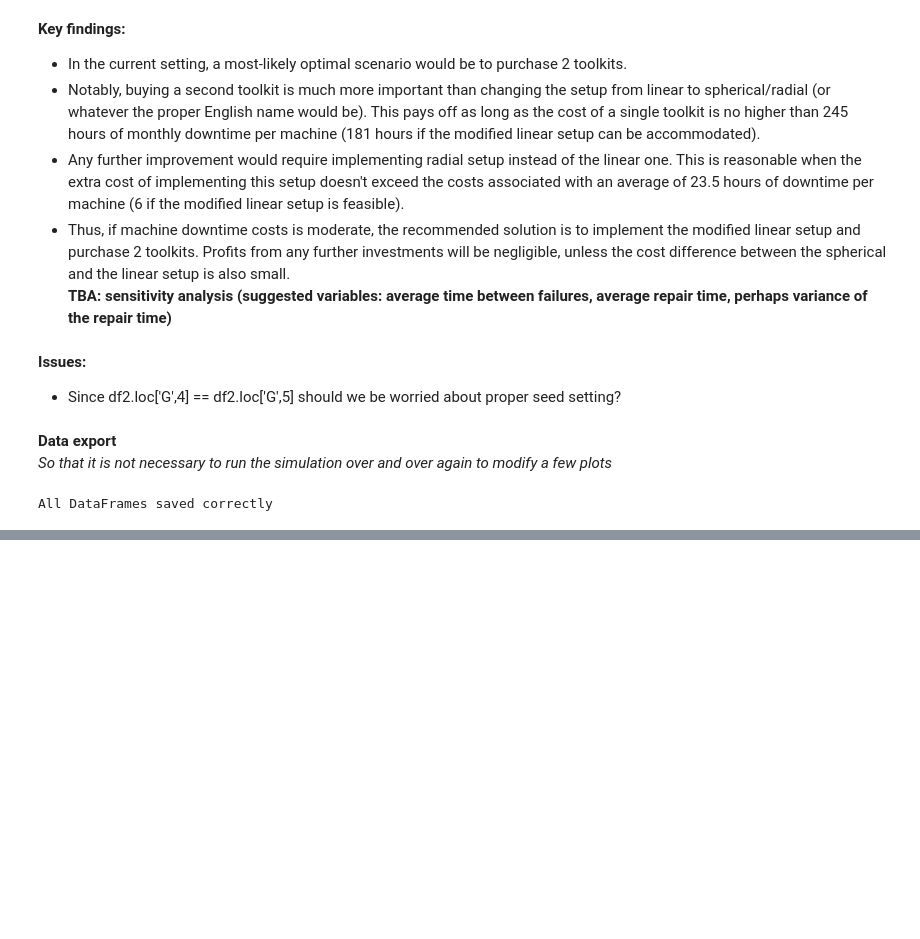
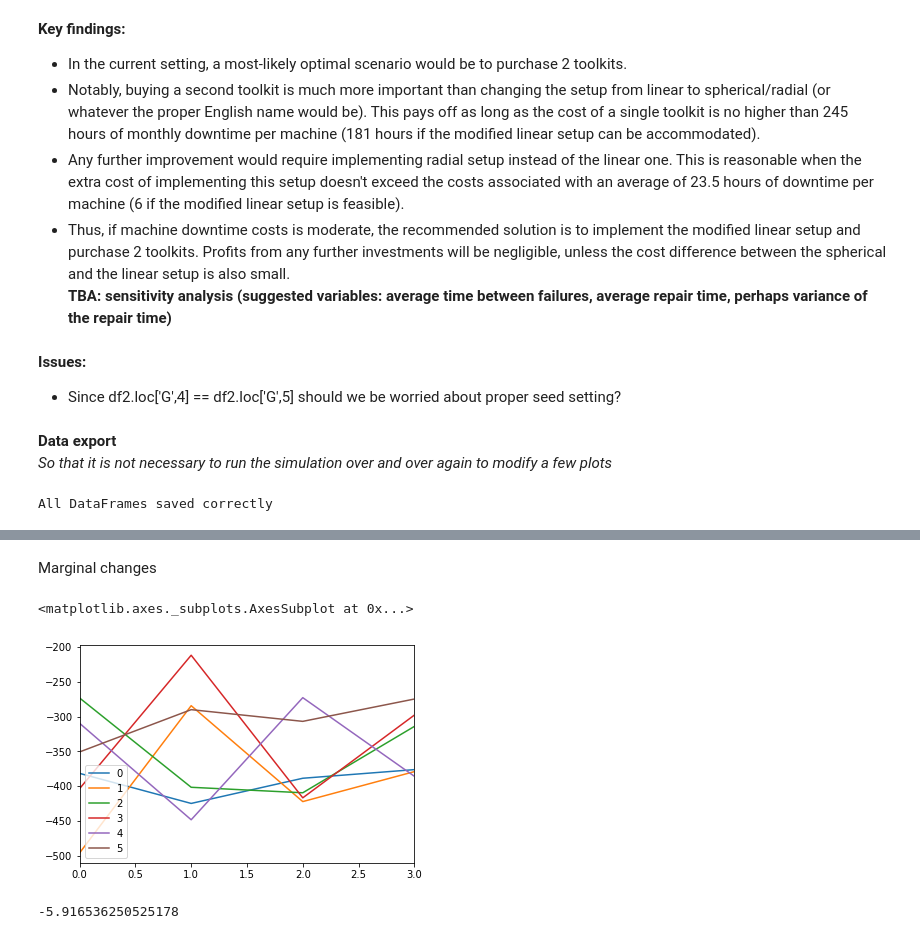
Before and after one commit to puchmichal/ZMS, a Jupyter notebook: project_2/simulation.ipynb, the cells around one changed output, grey strips where cells are left out. Cells and saved outputs as stored; diff of their text form; code cells hidden in the pictures; blank space fills up the shorter version.

```diff
--- a/project_2/simulation.ipynb
+++ b/project_2/simulation.ipynb
@@ -316,0 +361,11 @@ All DataFrames saved correctly
+# %% [markdown]
+Marginal changes
+# %%
+pd.DataFrame(df_repair.loc['L'].iloc[1:,:].values - df_repair.loc['L'].iloc[:4,:].values).plot()
+# %% [output]
+<matplotlib.axes._subplots.AxesSubplot at 0x...>
+[figure, added]
+# %%
+np.mean(df_repair.loc['L'].iloc[1:,:].values - df_repair.loc['L'].iloc[:4,:].values)/60
+# %% [output]
+-5.916536250525178
```
Also changed, not shown: parts of 25 cells of this notebook, 1 other file.
